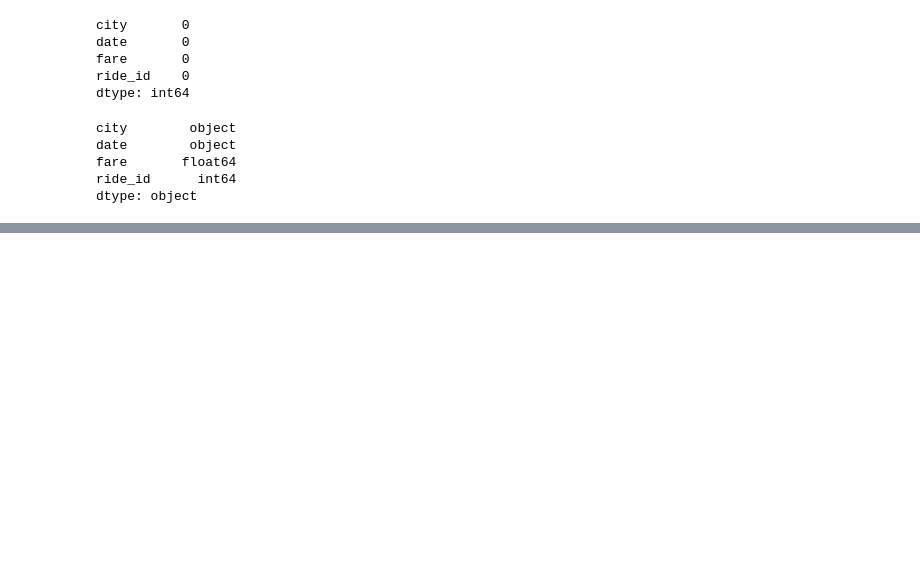
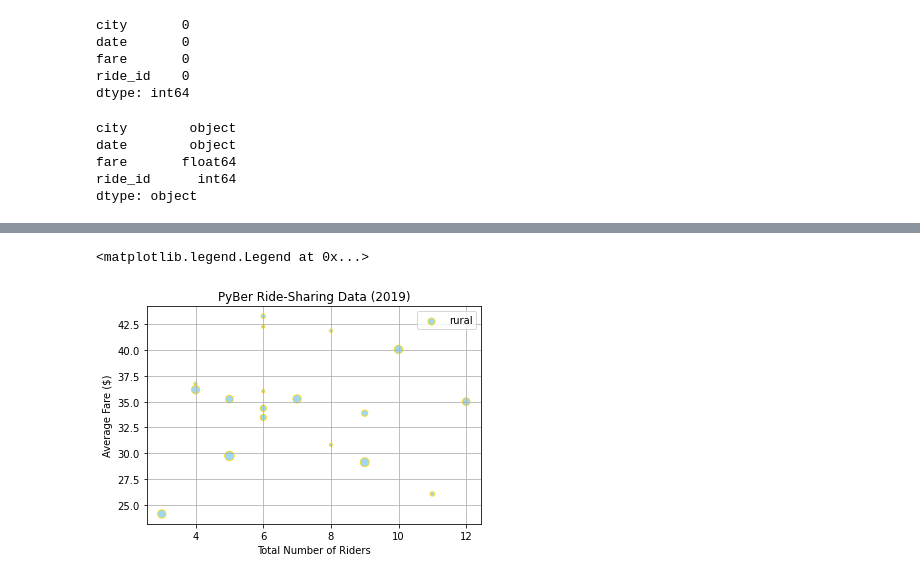
Before and after one commit to MarjorieS81/PyBer_Analysis, a Jupyter notebook: PyBer.ipynb, the cells around one changed output, grey strips where cells are left out. Drawn from its saved outputs; the diff is of its cells as text; code cells hidden in the pictures; blank space fills up the shorter version.

```diff
--- a/PyBer.ipynb
+++ b/PyBer.ipynb
@@ -103,0 +137,3 @@ dtype: object
+# %%
+rural_cities_df=pyber_data_df[pyber_data_df["type"]=="Rural"]
+rural_cities_df.head()
@@ -103,0 +185,4 @@ dtype: object
+# %%
+# Create a series with number of rides for rural cities.
+rural_ride_count = rural_cities_df.groupby(["city"]).count()["ride_id"]
+rural_ride_count
@@ -103,0 +250,4 @@ dtype: object
+# %%
+# Create a series of average ride per fare for rural cities.
+rural_avg_fare = rural_cities_df.groupby(["city"]).mean()["fare"]
+rural_avg_fare
@@ -103,0 +315,4 @@ dtype: object
+# %%
+# Create a series with average number of drivers for rural cities.
+rural_driver_count = rural_cities_df.groupby(["city"]).mean()["driver_count"]
+rural_driver_count
@@ -103,0 +376,18 @@ dtype: object
+# %%
+#rural
+plt.scatter(rural_ride_count, rural_avg_fare # sets rural_ride_count, rural_avg_fare as x and y
+            , s=10*rural_driver_count # sets size to 10x average driver count
+            , c="skyblue" # color to coral
+            , edgecolors ="gold" # bubble edges to black
+            , linewidths = 1 # bubble edges to thin line width of 1
+            , alpha=0.8  # transparency to 80%
+            , label="rural" # legend label to rural
+            )
+plt.title("PyBer Ride-Sharing Data (2019)")
+plt.ylabel("Average Fare ($)")
+plt.xlabel("Total Number of Riders")
+plt.grid(True)
+plt.legend()
+# %% [output]
+<matplotlib.legend.Legend at 0x...>
+[figure, added]
```
Also changed, not shown: parts of 57 cells of this notebook, 1 other file.
